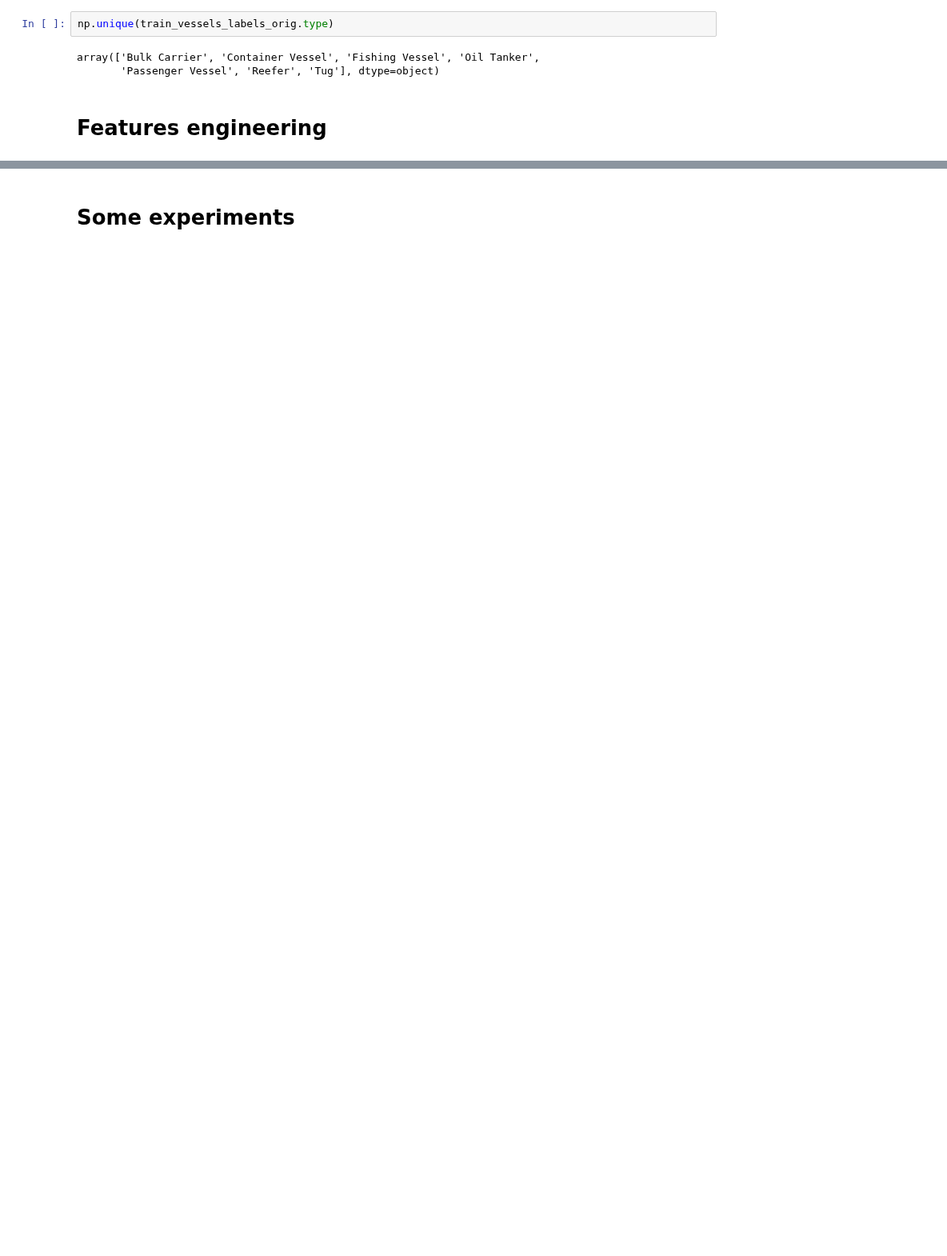
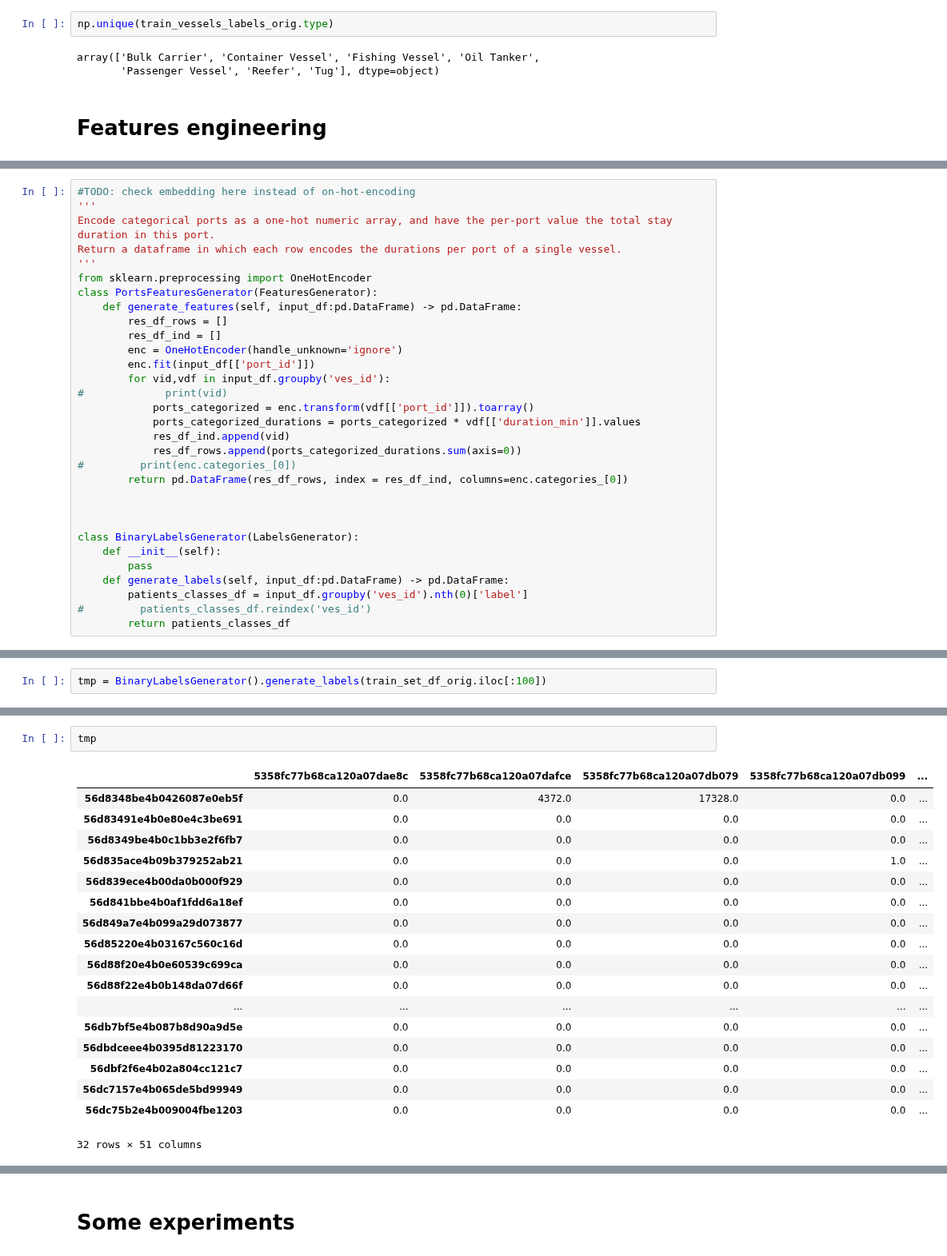
Before and after one commit to matanma/ML, a Jupyter notebook: WinWard/WinWard.ipynb, the cells around one changed output, grey strips where cells are left out. Shown at 80% size. Cells and saved outputs as stored; diff of their text form; blank space fills up the shorter version.

```diff
--- a/WinWard/WinWard.ipynb
+++ b/WinWard/WinWard.ipynb
@@ -552,0 +586,31 @@ array(['Bulk Carrier', 'Container Vessel', 'Fishing Vessel', 'Oil Tanker',
+# %%
+#TODO: check embedding here instead of on-hot-encoding
+'''
+Encode categorical ports as a one-hot numeric array, and have the per-port value the total stay duration in this port.
+Return a dataframe in which each row encodes the durations per port of a single vessel.
+'''
+from sklearn.preprocessing import OneHotEncoder
+class PortsFeaturesGenerator(FeaturesGenerator):
+    def generate_features(self, input_df:pd.DataFrame) -> pd.DataFrame:
+        res_df_rows = []
+        res_df_ind = []
+        enc = OneHotEncoder(handle_unknown='ignore')
+        enc.fit(input_df[['port_id']])
+        for vid,vdf in input_df.groupby('ves_id'):
+#             print(vid)
+            ports_categorized = enc.transform(vdf[['port_id']]).toarray()
+            ports_categorized_durations = ports_categorized * vdf[['duration_min']].values
+            res_df_ind.append(vid)
+            res_df_rows.append(ports_categorized_durations.sum(axis=0))
+#         print(enc.categories_[0])
+        return pd.DataFrame(res_df_rows, index = res_df_ind, columns=enc.categories_[0])
+
+
+
+class BinaryLabelsGenerator(LabelsGenerator):
+    def __init__(self):
+        pass
+    def generate_labels(self, input_df:pd.DataFrame) -> pd.DataFrame:
+        patients_classes_df = input_df.groupby('ves_id').nth(0)['label']
+#         patients_classes_df.reindex('ves_id')
+        return patients_classes_df
@@ -552,0 +619,2 @@ array(['Bulk Carrier', 'Container Vessel', 'Fishing Vessel', 'Oil Tanker',
+# %%
+tmp = BinaryLabelsGenerator().generate_labels(train_set_df_orig.iloc[:100])
@@ -552,0 +650,21 @@ array(['Bulk Carrier', 'Container Vessel', 'Fishing Vessel', 'Oil Tanker',
+# %%
+tmp
+# %% [output]
+|  | 5358fc77b68ca120a07dae8c | 5358fc77b68ca120a07dafce | 5358fc77b68ca120a07db079 | 5358fc77b68ca120a07db099 | ... |
+| 56d8348be4b0426087e0eb5f | 0.0 | 4372.0 | 17328.0 | 0.0 | ... |
+| 56d83491e4b0e80e4c3be691 | 0.0 | 0.0 | 0.0 | 0.0 | ... |
+| 56d8349be4b0c1bb3e2f6fb7 | 0.0 | 0.0 | 0.0 | 0.0 | ... |
+| 56d835ace4b09b379252ab21 | 0.0 | 0.0 | 0.0 | 1.0 | ... |
+| 56d839ece4b00da0b000f929 | 0.0 | 0.0 | 0.0 | 0.0 | ... |
+| 56d841bbe4b0af1fdd6a18ef | 0.0 | 0.0 | 0.0 | 0.0 | ... |
+| 56d849a7e4b099a29d073877 | 0.0 | 0.0 | 0.0 | 0.0 | ... |
+| 56d85220e4b03167c560c16d | 0.0 | 0.0 | 0.0 | 0.0 | ... |
+| 56d88f20e4b0e60539c699ca | 0.0 | 0.0 | 0.0 | 0.0 | ... |
+| 56d88f22e4b0b148da07d66f | 0.0 | 0.0 | 0.0 | 0.0 | ... |
+| ... | ... | ... | ... | ... | ... |
+| 56db7bf5e4b087b8d90a9d5e | 0.0 | 0.0 | 0.0 | 0.0 | ... |
+| 56dbdceee4b0395d81223170 | 0.0 | 0.0 | 0.0 | 0.0 | ... |
+| 56dbf2f6e4b02a804cc121c7 | 0.0 | 0.0 | 0.0 | 0.0 | ... |
+| 56dc7157e4b065de5bd99949 | 0.0 | 0.0 | 0.0 | 0.0 | ... |
+| 56dc75b2e4b009004fbe1203 | 0.0 | 0.0 | 0.0 | 0.0 | ... |
+32 rows × 51 columns
```
Also changed, not shown: parts of 33 cells of this notebook.
